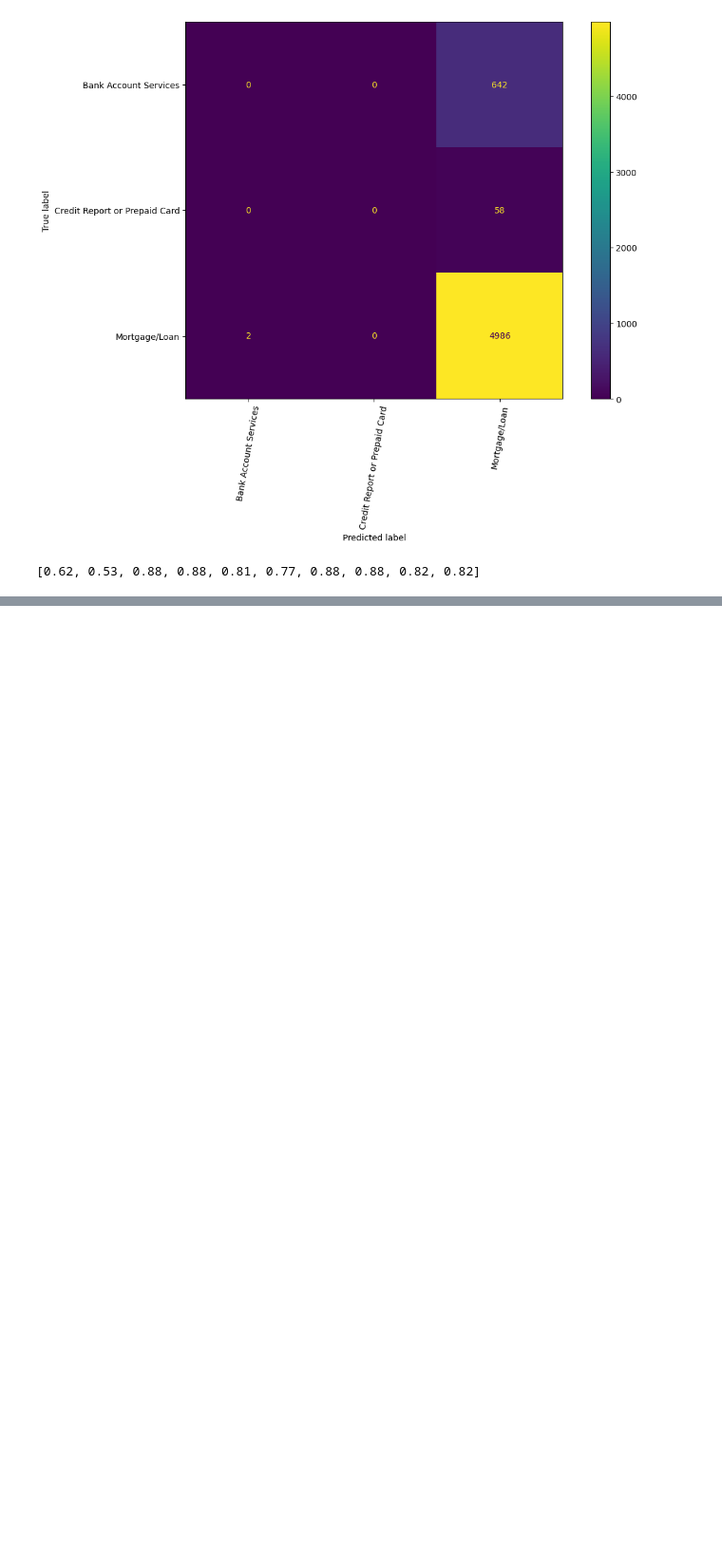
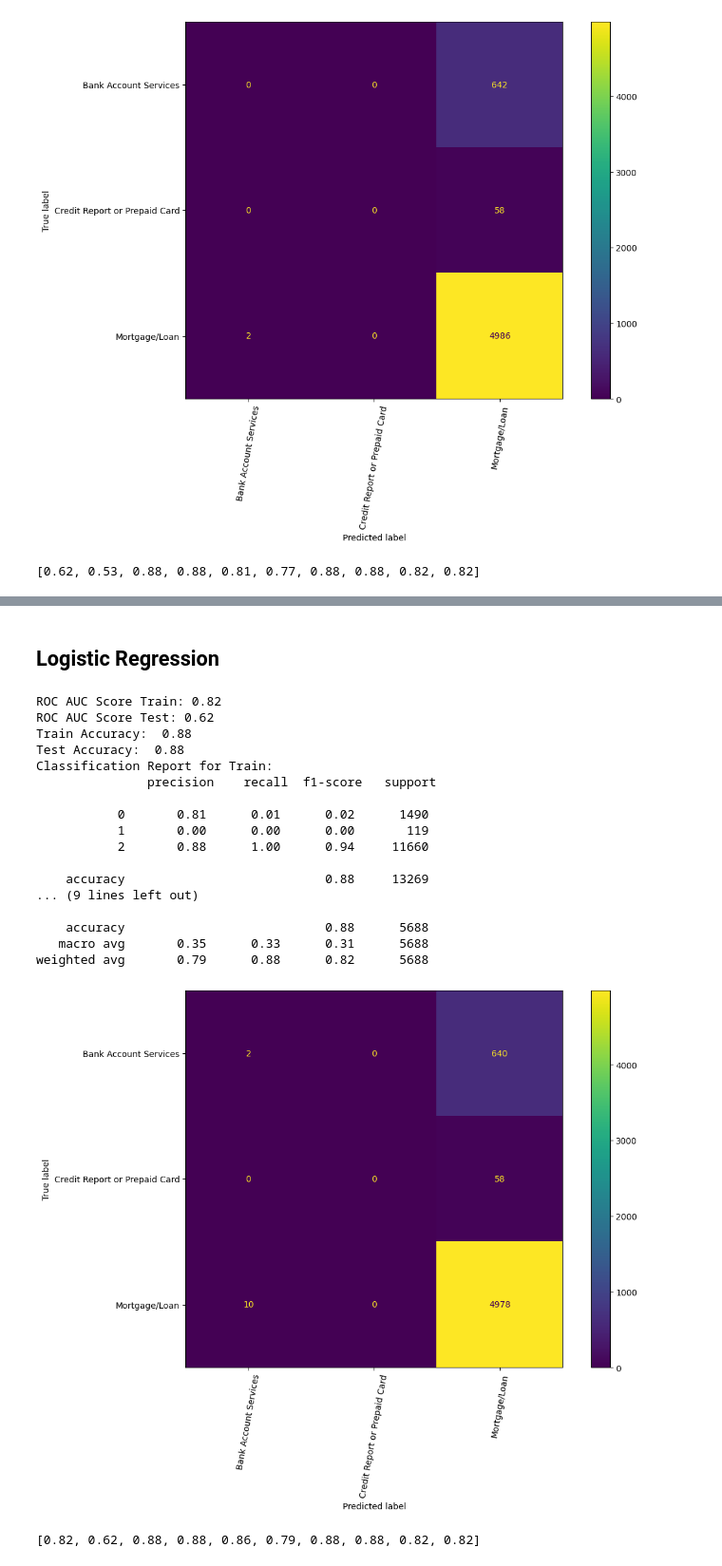
Before and after one commit to electrojam/Curso-de-MLOPS-Despliegue-de-Modelos-de-Machine-Learning, a Jupyter notebook: tracking/tracking_data_tickets_baseline.ipynb, the cells around one changed output, grey strips where cells are left out. Shown: that part at 95% size. Cells and saved outputs as stored; diff of their text form; code cells hidden in the pictures; blank space fills up the shorter version.

```diff
--- a/tracking/tracking_data_tickets_baseline.ipynb
+++ b/tracking/tracking_data_tickets_baseline.ipynb
@@ -337,0 +340,18 @@ weighted avg       0.77      0.88      0.82      5688
+# %%
+folds = StratifiedKFold(n_splits = 5, shuffle = True, random_state = 40)
+mnb = MultinomialNB()
+mnb_params = {
+'alpha': (1, 0.1, 0.01, 0.001, 0.0001)
+}
+grid_search_mnb = grid_search(mnb, folds, mnb_params, scoring=None)
+grid_search_mnb.fit(X_train, y_train)
+print_best_score_params(grid_search_mnb)
+
+display_classification_report(model=grid_search_mnb,
+                              name_model="MultinomialNBCV",
+                              developer="Maria",
+                              X_train=X_train,
+                              X_test=X_test,
+                              y_train=y_train,
+                              y_test=y_test,
+                              use_cv= True)
@@ -337,0 +378,33 @@ weighted avg       0.77      0.88      0.82      5688
+# %% [markdown]
+## Logistic Regression
+# %%
+log_reg = LogisticRegression(random_state=40,solver='liblinear')
+log_reg.fit(X_train,y_train)
+display_classification_report(model=log_reg,
+                              name_model="LogisticRegression",
+                              developer="Maria",
+                              X_train=X_train,
+                              X_test=X_test,
+                              y_train=y_train,
+                              y_test=y_test,
+                              use_cv=False)
+# %% [output]
+ROC AUC Score Train: 0.82
+ROC AUC Score Test: 0.62
+Train Accuracy:  0.88
+Test Accuracy:  0.88
+Classification Report for Train:
+               precision    recall  f1-score   support
+
+           0       0.81      0.01      0.02      1490
+           1       0.00      0.00      0.00       119
+           2       0.88      1.00      0.94     11660
+
+    accuracy                           0.88     13269
+... (9 lines left out)
+
+    accuracy                           0.88      5688
+   macro avg       0.35      0.33      0.31      5688
+weighted avg       0.79      0.88      0.82      5688
+[figure, added]
+[0.82, 0.62, 0.88, 0.88, 0.86, 0.79, 0.88, 0.88, 0.82, 0.82]
```
Also changed, not shown: parts of 21 cells of this notebook.
